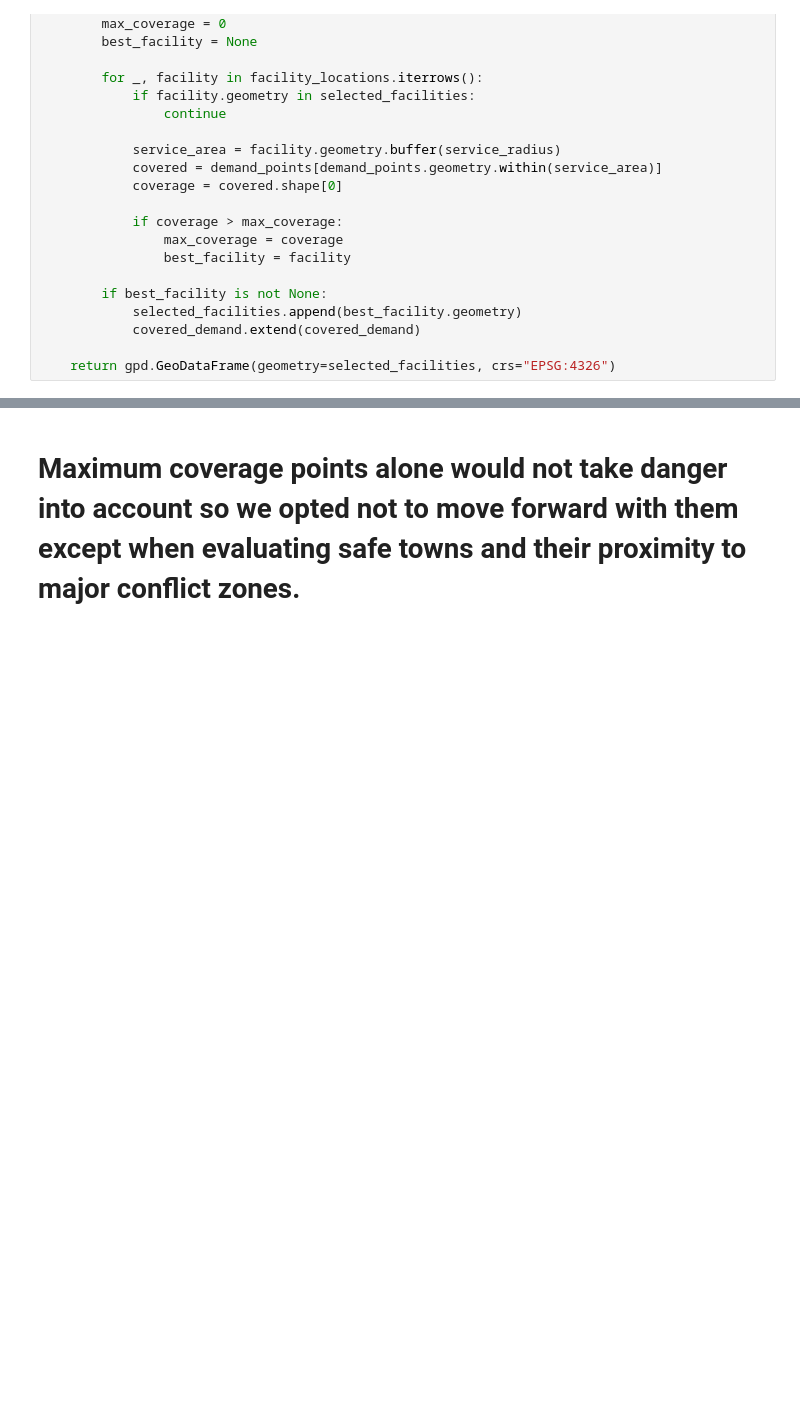
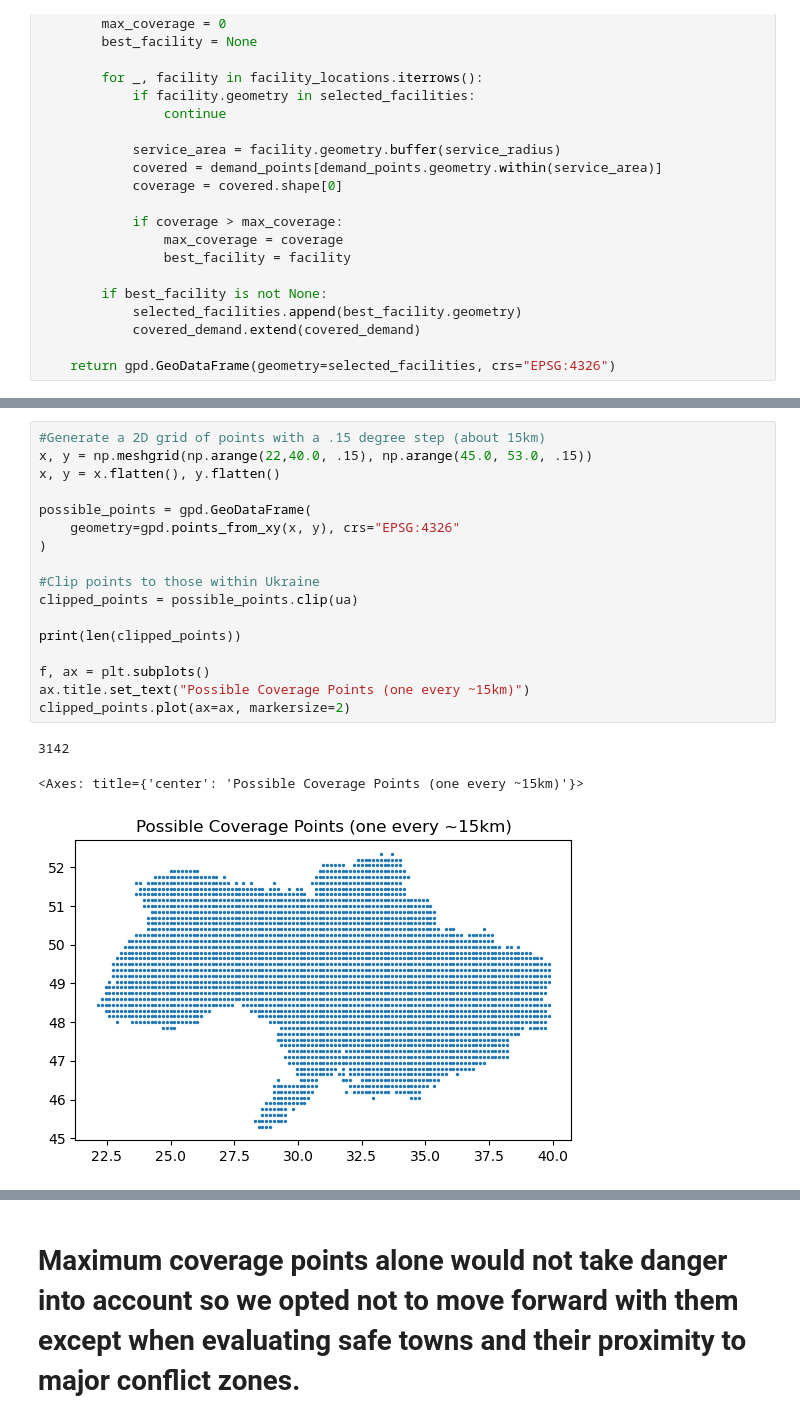
Before and after one commit to S-Luther/studious-broccoli, a Jupyter notebook: Project_4.ipynb, the cells around one changed output, grey strips where cells are left out. Saved outputs shown, nothing was run; the diff lists cells and outputs as text; blank space fills up the shorter version.

```diff
--- a/Project_4.ipynb
+++ b/Project_4.ipynb
@@ -243,0 +246,21 @@ def maximum_coverage(demand_points, facility_locations, num_facilities, service_
+# %%
+#Generate a 2D grid of points with a .15 degree step (about 15km)
+x, y = np.meshgrid(np.arange(22,40.0, .15), np.arange(45.0, 53.0, .15))
+x, y = x.flatten(), y.flatten()
+
+possible_points = gpd.GeoDataFrame(
+    geometry=gpd.points_from_xy(x, y), crs="EPSG:4326"
+)
+
+#Clip points to those within Ukraine
+clipped_points = possible_points.clip(ua)
+
+print(len(clipped_points))
+
+f, ax = plt.subplots()
+ax.title.set_text("Possible Coverage Points (one every ~15km)")
+clipped_points.plot(ax=ax, markersize=2)
+# %% [output]
+3142
+<Axes: title={'center': 'Possible Coverage Points (one every ~15km)'}>
+[figure, added]
```
Also changed, not shown: parts of 4 cells of this notebook.
